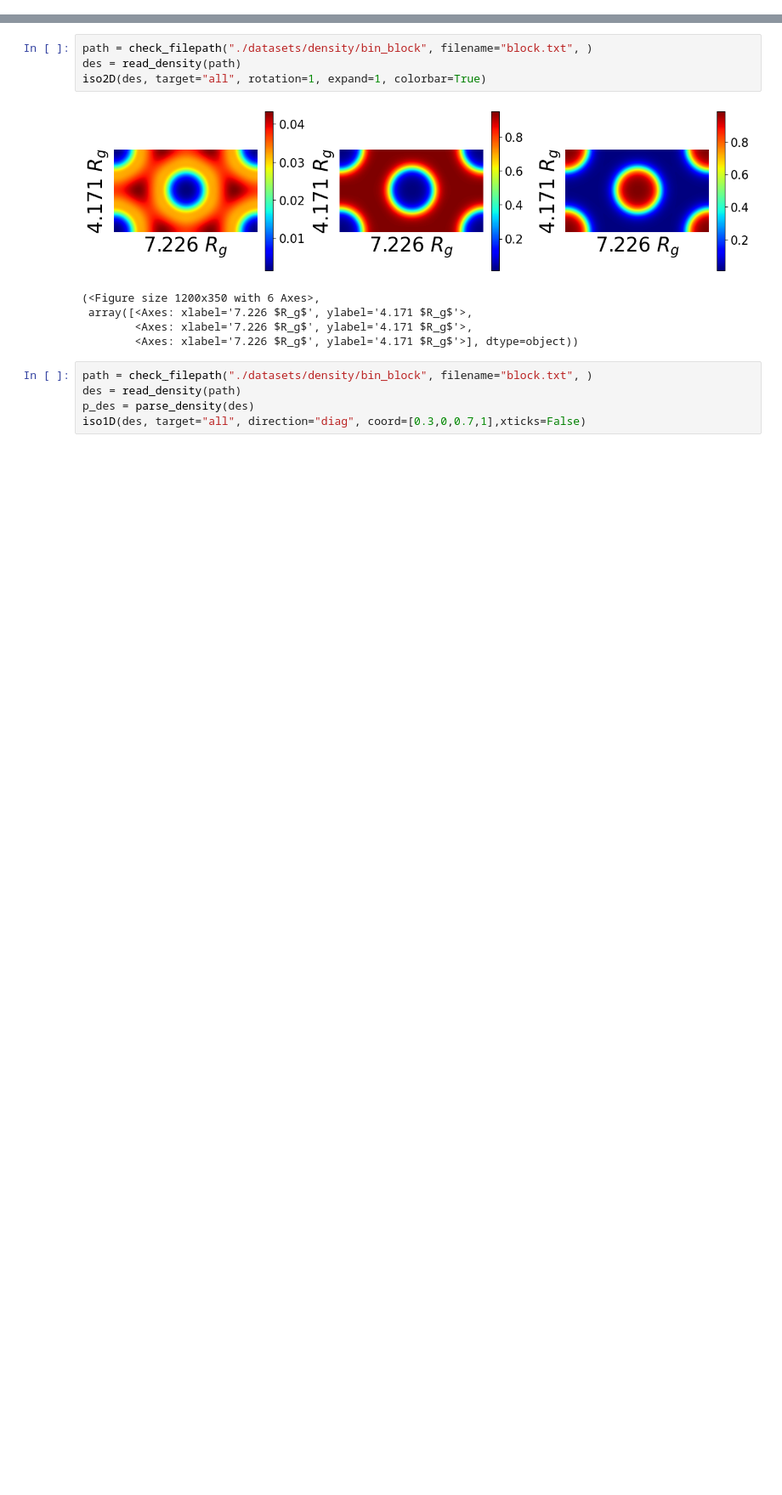
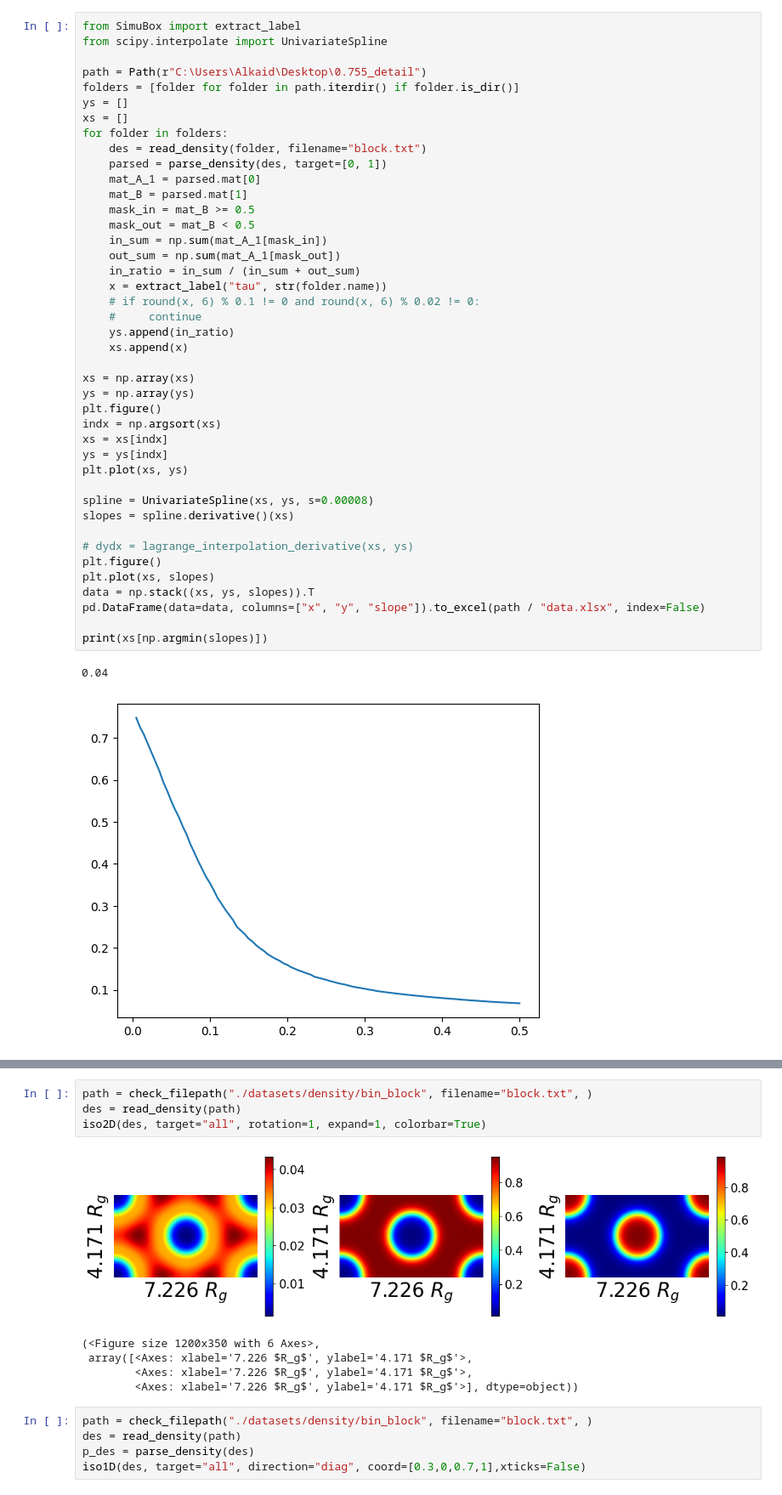
Before and after one commit to KangruiYuan/SimuBox, a Jupyter notebook: demos/scripts.ipynb, the cells around one changed output, grey strips where cells are left out. Shown at 85% size. Drawn from its saved outputs; the diff is of its cells as text; blank space fills up the shorter version.

Commit message:
add: extract func

```diff
--- a/demos/scripts.ipynb
+++ b/demos/scripts.ipynb
@@ -11,0 +82,45 @@ from pathlib import Path
+# %%
+from SimuBox import extract_label
+from scipy.interpolate import UnivariateSpline
+
+path = Path(r"C:\Users\Alkaid\Desktop\0.755_detail")
+folders = [folder for folder in path.iterdir() if folder.is_dir()]
+ys = []
+xs = []
+for folder in folders:
+    des = read_density(folder, filename="block.txt")
+    parsed = parse_density(des, target=[0, 1])
+    mat_A_1 = parsed.mat[0]
+    mat_B = parsed.mat[1]
+    mask_in = mat_B >= 0.5
+    mask_out = mat_B < 0.5
+    in_sum = np.sum(mat_A_1[mask_in])
+    out_sum = np.sum(mat_A_1[mask_out])
+    in_ratio = in_sum / (in_sum + out_sum)
+    x = extract_label("tau", str(folder.name))
+    # if round(x, 6) % 0.1 != 0 and round(x, 6) % 0.02 != 0:
+    #     continue
+    ys.append(in_ratio)
+    xs.append(x)
+
+xs = np.array(xs)
+ys = np.array(ys)
+plt.figure()
+indx = np.argsort(xs)
+xs = xs[indx]
+ys = ys[indx]
+plt.plot(xs, ys)
+
+spline = UnivariateSpline(xs, ys, s=0.00008)
+slopes = spline.derivative()(xs)
+
+# dydx = lagrange_interpolation_derivative(xs, ys)
+plt.figure()
+plt.plot(xs, slopes)
+data = np.stack((xs, ys, slopes)).T
+pd.DataFrame(data=data, columns=["x", "y", "slope"]).to_excel(path / "data.xlsx", index=False)
+
+print(xs[np.argmin(slopes)])
+# %% [output]
+0.04
+[figure, added]
```
Also changed, not shown: parts of 5 cells of this notebook, 4 other files.
